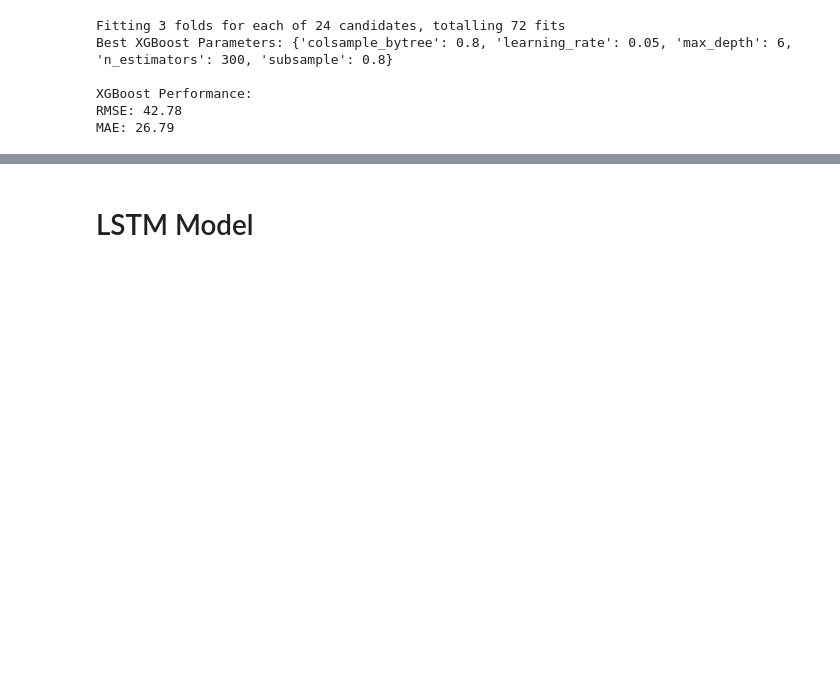
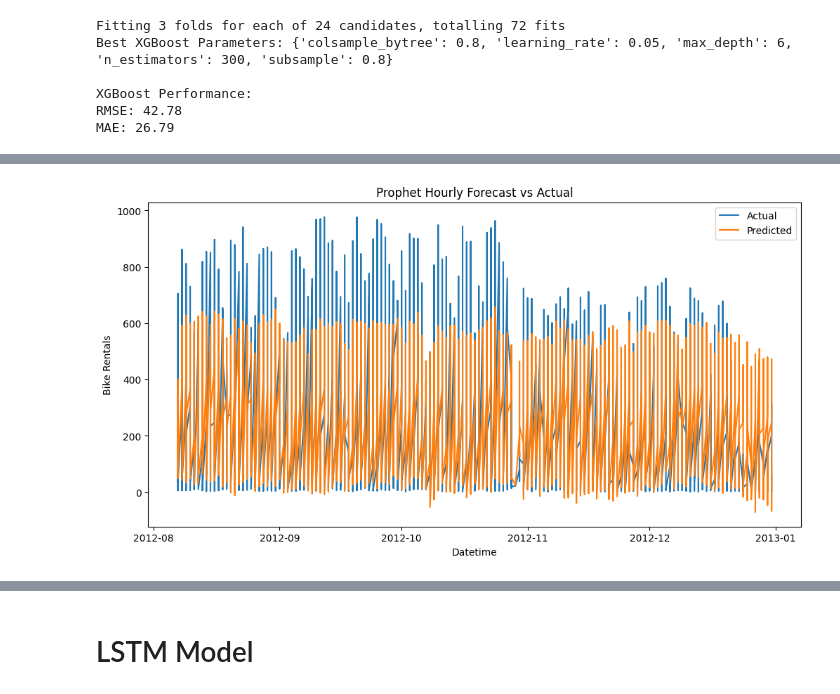
Before and after one commit to atikuddola/Forecasting-Model-Explore, a Jupyter notebook: forcast.ipynb, the cells around one changed output, grey strips where cells are left out. Drawn from its saved outputs; the diff is of its cells as text; code cells hidden in the pictures; blank space fills up the shorter version.

```diff
--- a/forcast.ipynb
+++ b/forcast.ipynb
@@ -946,0 +999,99 @@ MAE: 26.79
+# %%
+# ============================================================
+# PROPHET MODEL FOR HOURLY BIKE RENTALS
+# ============================================================
+
+import pandas as pd
+import numpy as np
+from prophet import Prophet
+from sklearn.metrics import mean_squared_error, mean_absolute_error, r2_score
+
+# =========================
+# LOAD DATA
+# =========================
+df = pd.read_csv("hour.csv")
+df = df.rename(columns={'dteday':'ds','cnt':'y'})
+df['ds'] = pd.to_datetime(df['ds'])
+df = df.sort_values('ds').reset_index(drop=True)
+
+# =========================
+# FEATURE ENGINEERING
+# =========================
+df['hour'] = df['hr']
+df['dayofweek'] = df['ds'].dt.weekday
+df['rush_hour'] = df['hour'].apply(lambda h: 1 if h in [7,8,9,16,17,18] else 0)
+
+# Fill missing weather columns if not present
+df['temp'] = df['temp'] if 'temp' in df.columns else 0.5
+df['hum'] = df['hum'] if 'hum' in df.columns else 0.5
+df['windspeed'] = df['windspeed'] if 'windspeed' in df.columns else 0.3
+df['holiday'] = df['holiday'] if 'holiday' in df.columns else 0
+df['workingday'] = df['workingday'] if 'workingday' in df.columns else 1
+df['season'] = df['season'] if 'season' in df.columns else 1
+df['yr'] = df['yr'] if 'yr' in df.columns else 0
+df['mnth'] = df['mnth'] if 'mnth' in df.columns else 1
+df['hour_sin'] = np.sin(2 * np.pi * df['hour']/24)
+df['hour_cos'] = np.cos(2 * np.pi * df['hour']/24)
+
+# =========================
+# TRAIN/TEST SPLIT (Time-based)
+# =========================
+split_idx = int(len(df) * 0.8)
+train_df = df.iloc[:split_idx].copy()
+test_df = df.iloc[split_idx:].copy()
+
+# =========================
+# INITIALIZE PROPHET
+# =========================
+m = Prophet(yearly_seasonality=True, weekly_seasonality=True, daily_seasonality=True,
+            seasonality_mode='multiplicative')
+# =========================
+
+# Add regressors
+regressors = ['season','yr','mnth','hour','holiday','workingday','rush_hour','temp','hum','windspeed'
+              , 'hour_sin', 'hour_cos']
+for r in regressors:
+    m.add_regressor(r)
+
+# Add custom rush hour seasonality
+m.add_seasonality(name='rush_hour_peak', period=24, fourier_order=10)
+
+# =========================
+# FIT MODEL
+# =========================
+m.fit(train_df)
+
+# =========================
+# PREDICT ON TEST SET
+# =========================
+forecast = m.predict(test_df)
+
+# =========================
+# EVALUATE PERFORMANCE
+# =========================
+y_true = test_df['y'].values
+y_pred = forecast['yhat'].values
+
+rmse = np.sqrt(mean_squared_error(y_true, y_pred))
+mae = mean_absolute_error(y_true, y_pred)
+r2 = r2_score(y_true, y_pred)
+
+print("=== PROPHET MODEL PERFORMANCE ===")
+print(f"Test RMSE: {rmse:.2f}")
+print(f"Test MAE: {mae:.2f}")
+print(f"Test R²: {r2:.4f}")
+
+# =========================
+# OPTIONAL: PLOT FORECAST
+# =========================
+import matplotlib.pyplot as plt
+
+plt.figure(figsize=(12,6))
+plt.plot(test_df['ds'], y_true, label='Actual')
+plt.plot(test_df['ds'], y_pred, label='Predicted')
+plt.xlabel('Datetime')
+plt.ylabel('Bike Rentals')
+plt.title('Prophet Hourly Forecast vs Actual')
+plt.legend()
+plt.show()
+# %% [output]
@@ -946,0 +1104 @@ MAE: 26.79
+[figure, added]
```
Also changed, not shown: parts of 14 cells of this notebook, 1 other file.
